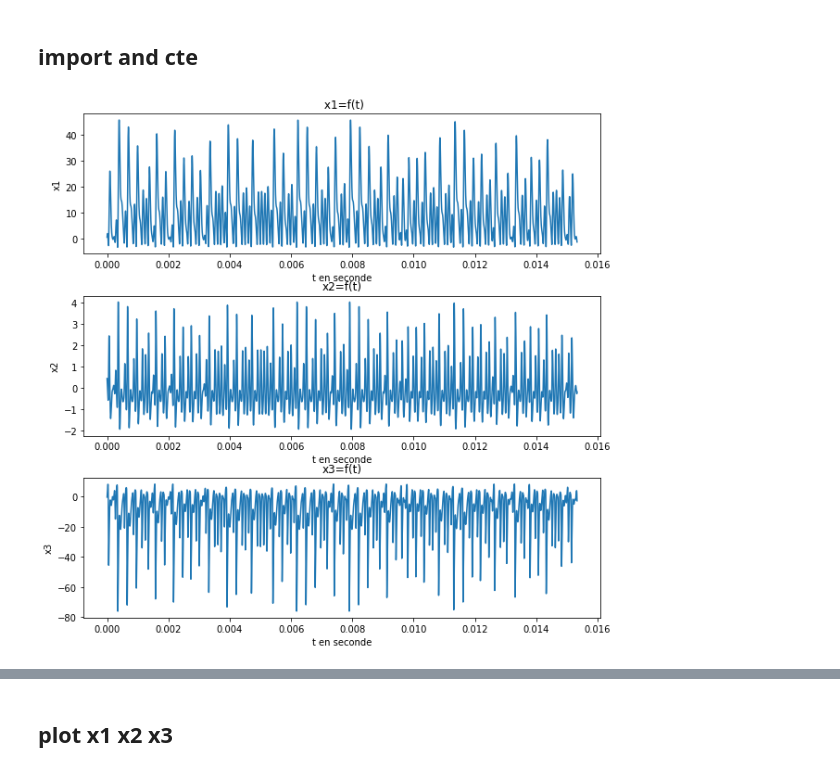
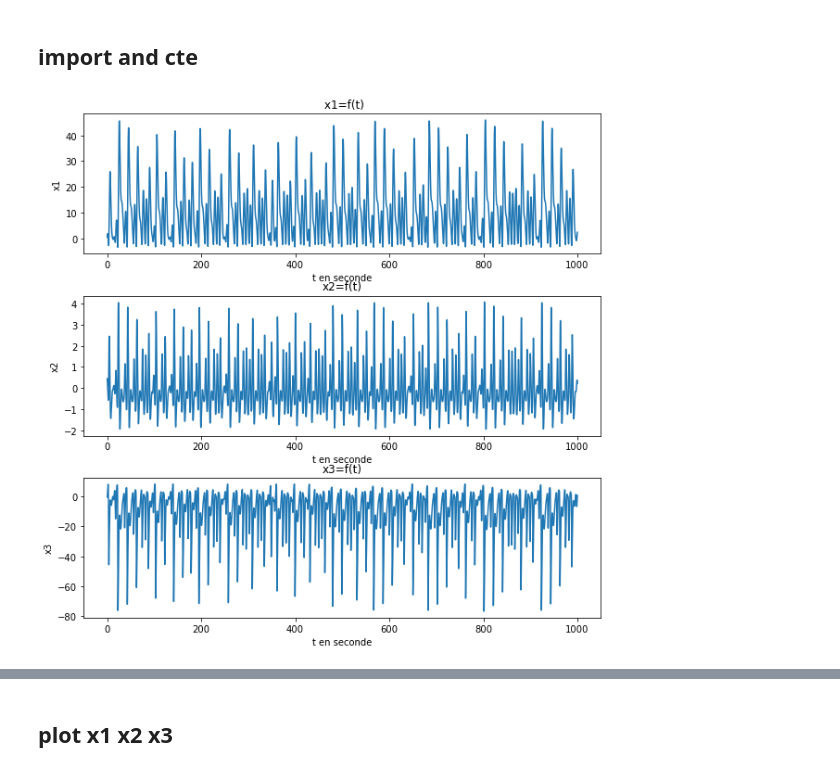
Before and after one commit to Julien-pour/ensea, a Jupyter notebook: mat.ipynb, the cells around one changed output, grey strips where cells are left out. Drawn from its saved outputs; the diff is of its cells as text; code cells hidden in the pictures.

```diff
--- a/mat.ipynb
+++ b/mat.ipynb
@@ -16,32 +17,33 @@ def F(X,t,α,γ,q,η):
 # %%
 from scipy.integrate import odeint
 α = 6.2723; γ = 0.0797; q = 0.6898; η = 6.2723
 t = np.linspace(0,1000,10000000)
 sol = odeint(F,[0.6,0.45,-0.35], t,args=(α,γ,q,η))
 X1=sol[:,0]
 X2=sol[:,1]
 X3=sol[:,2]
+W0=1 # mettre le w0 calculé
 t=t/W0
 plt.subplots(figsize=(10,10))
 plt.subplots_adjust(left=None, bottom=None, right=None, top=None, wspace=None, hspace=0.3)
 plt.subplot(3, 1, 1) # (rows, columns, panel number)
 plt.title(" x1=f(t)")
 plt.ylabel("x1")
 plt.xlabel("t en seconde")
 plt.plot(t,X1)
 plt.subplot(3, 1, 2)
 plt.title("x2=f(t)")
 plt.ylabel("x2")
 plt.xlabel("t en seconde")
 plt.plot(t,X2)
 plt.subplot(3, 1, 3)
 plt.title("x3=f(t)")
 plt.ylabel("x3")
 plt.xlabel("t en seconde")
 plt.plot(t,X3)
 plt.show()
 # %% [output]
-[figure, old version]
+[figure, new version]
 # %%
 # Vcc=9.9 #V
 # R1=47 #Ohm
```
Also changed, not shown: parts of 23 cells of this notebook.
